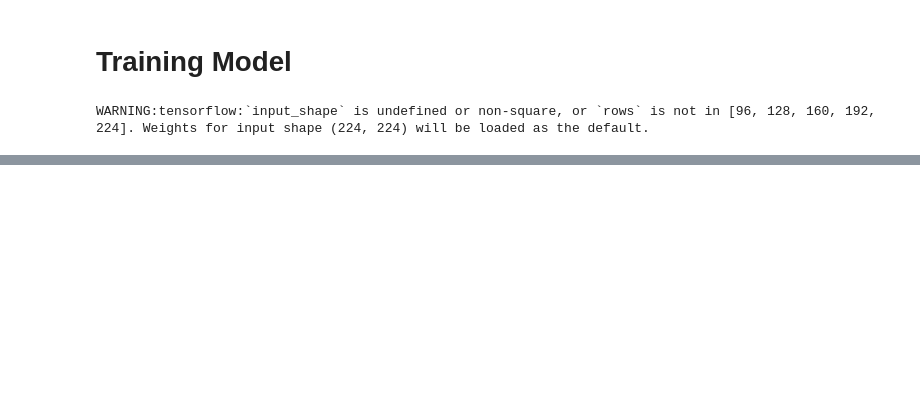
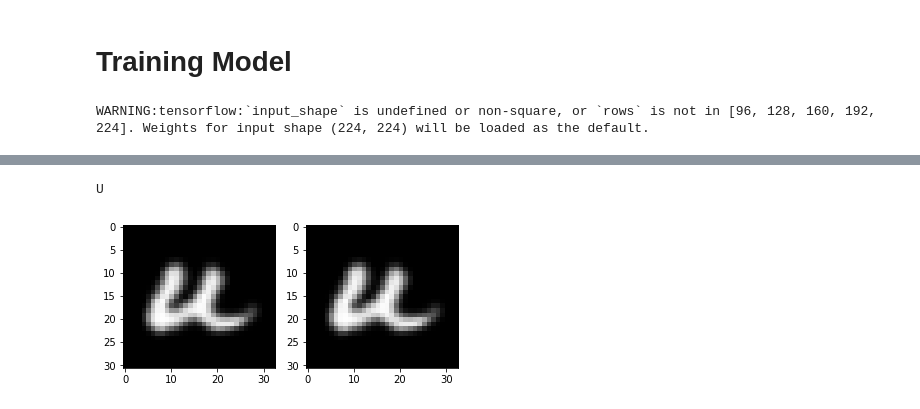
Before and after one commit to DanendraAHP/apaantuh_OCR, a Jupyter notebook: test.ipynb, the cells around one changed output, grey strips where cells are left out. Drawn from its saved outputs; the diff is of its cells as text; code cells hidden in the pictures; blank space fills up the shorter version.

```diff
--- a/test.ipynb
+++ b/test.ipynb
@@ -34,0 +112,6 @@ evaluating the model
+# %%
+labelNames = "0123456789"
+labelNames += "ABCDEFGHIJKLMNOPQRSTUVWXYZ"
+labelNames = [l for l in labelNames]
+# %%
+img, label = next(iter(data.train_dataset))
@@ -34,0 +123,11 @@ evaluating the model
+# %%
+i = random.randint(0, 128)
+label_idx = np.argmax(label[i])
+fig, axs = plt.subplots(ncols=2, nrows=1)
+augmented_img = data.data_augmentation(img[i])
+axs[0].imshow(img[i])
+axs[1].imshow(augmented_img)
+print(labelNames[label_idx])
+# %% [output]
+U
+[figure, added]
```
Also changed, not shown: parts of 20 cells of this notebook, 6 other files.
